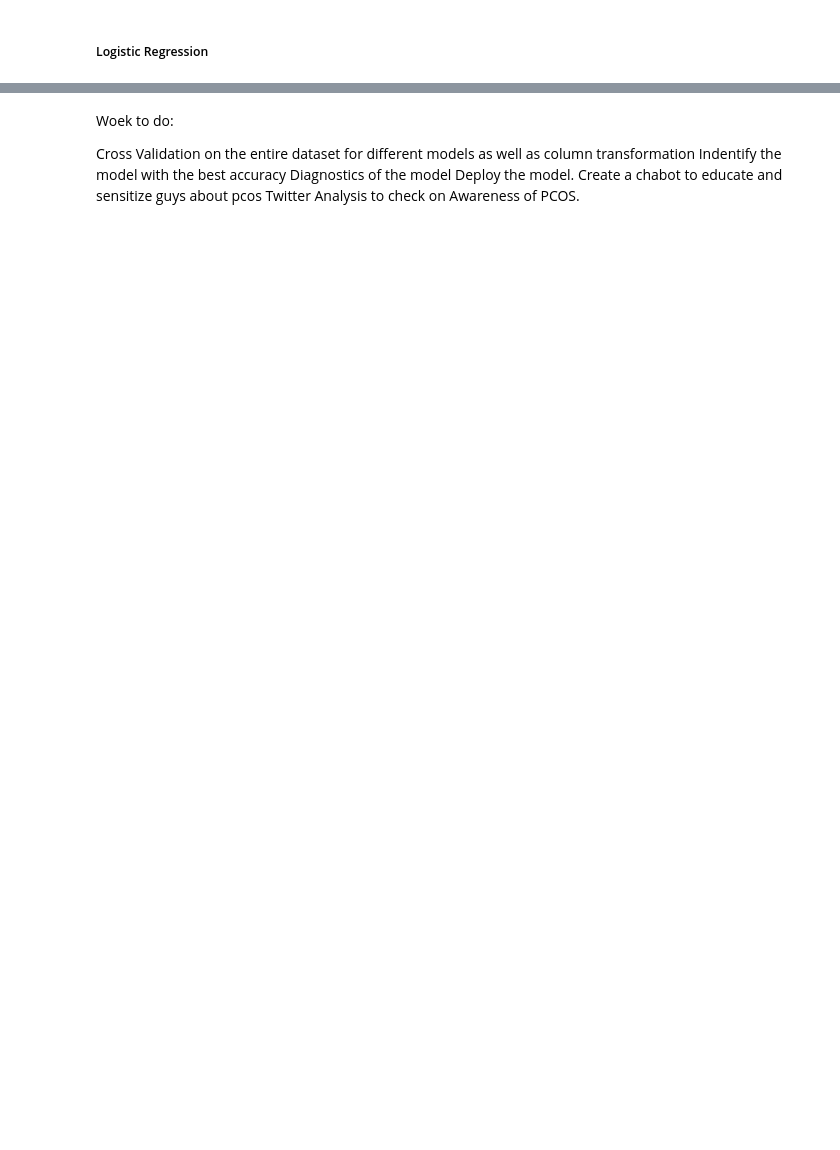
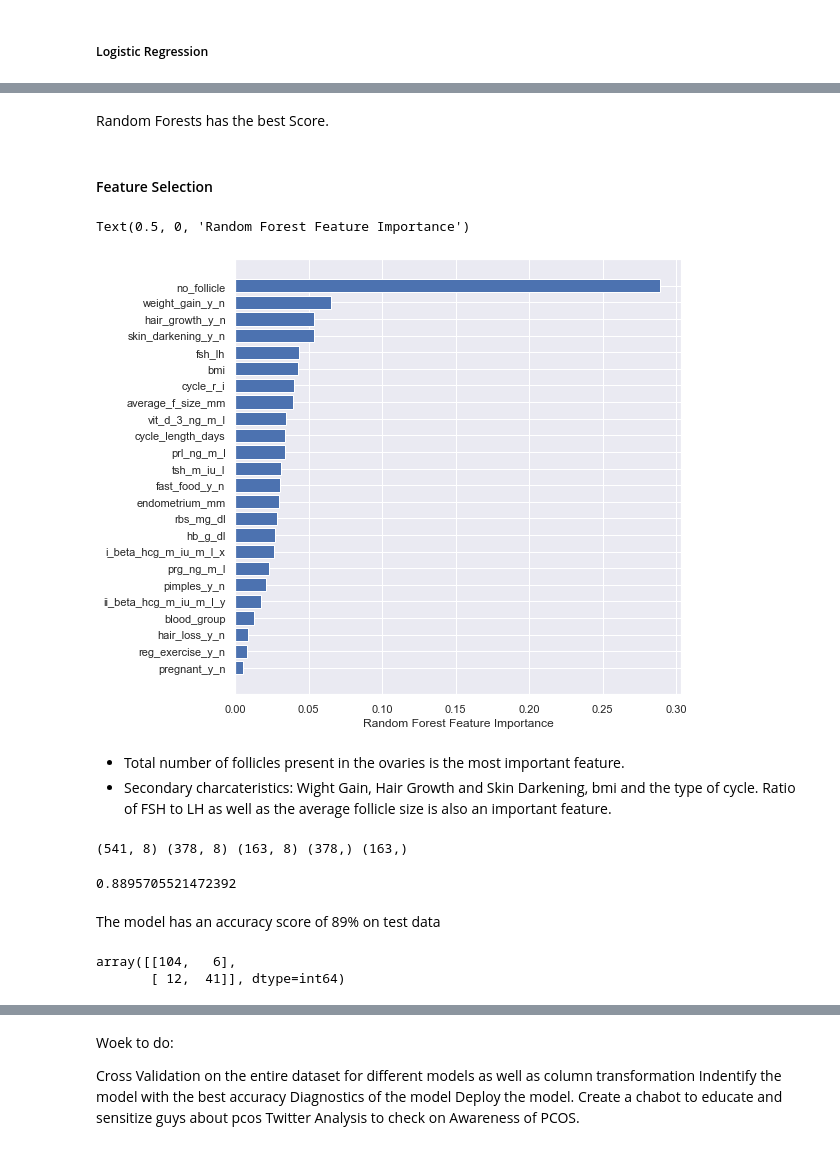
Before and after one commit to Nyairo4/PCOS, a Jupyter notebook: Pcos_Classification_Prediction.ipynb, the cells around one changed output, grey strips where cells are left out. Saved outputs shown, nothing was run; the diff lists cells and outputs as text; code cells hidden in the pictures; blank space fills up the shorter version.

```diff
--- a/Pcos_Classification_Prediction.ipynb
+++ b/Pcos_Classification_Prediction.ipynb
@@ -481,11 +488,15 @@ rf_pipe1 = Pipeline([
 ])
 
 param_2 = {}
-param_2["clsf__n_estimators"] = [1000]
+param_2["clsf__n_estimators"] = [100,1000]
 param_2["clsf__criterion"] = ["gini","entropy","log_loss"]
 param_2["clsf__random_state"] = [SEED]
 
 rnd_rf = GridSearchCV(rf_pipe1, param_2)
 rnd_rf.fit(X_train,y_train)
 rnd_rf.best_params_
+
+rf_score = rnd_rf.best_score_
+
+(f"Best accuracy is at {round((rnd_rf.best_score_),4)} with the best hyper parameters being {rnd_rf.best_params_}")
 # %% [output]
@@ -642,0 +609,56 @@ Categories (2, int64): [0, 1]
+# %% [markdown]
+Random Forests has the best Score.
+# %% [markdown]
+#### Feature Selection
+# %%
+# rnd_rf.best_params_
+
+rdf = RandomForestClassifier(criterion = "gini", n_estimators = 1000, random_state = SEED)
+
+rdf.fit(X_train, y_train)
+
+
+plt.figure(figsize = (8,8))
+sorted_idx = rdf.feature_importances_.argsort()
+plt.barh(X_train.columns[sorted_idx], rdf.feature_importances_[sorted_idx])
+plt.xlabel("Random Forest Feature Importance")
+# %% [output]
+Text(0.5, 0, 'Random Forest Feature Importance')
+[figure, added]
+# %% [markdown]
+* Total number of follicles present in the ovaries is the most important feature.
+* Secondary charcateristics: Wight Gain, Hair Growth and Skin Darkening, bmi and the type of cycle. Ratio of FSH to LH  as well as the average follicle size is also an important feature.
+# %%
+# important features.
+X = pcos_clean[['bmi','cycle_r_i','fsh_lh','weight_gain_y_n',
+            'hair_growth_y_n','skin_darkening_y_n','no_follicle','average_f_size_mm']]
+
+y = pcos_clean['pcos_y_n_x']
+
+X_train_c, X_test_c, y_train_c, y_test_c =  train_test_split(X,y,
+                                                test_size = 0.3,
+                                                random_state = SEED,
+                                                stratify = pcos_clean["pcos_y_n_x"])
+
+print(X.shape, X_train_c.shape, X_test_c.shape, y_train_c.shape, y_test_c.shape)
+# %% [output]
+(541, 8) (378, 8) (163, 8) (378,) (163,)
+# %%
+rdf = RandomForestClassifier(criterion = "gini", n_estimators = 1000, random_state = SEED)
+
+rdf.fit(X_train_c, y_train_c)
+
+#how well does the model generalize the data.
+
+y_pred_test = rdf.predict(X_test_c)
+
+accuracy_score(y_test_c,y_pred_test)
+# %% [output]
+0.8895705521472392
+# %% [markdown]
+The model has an accuracy score of 89% on test data
+# %%
+confusion_matrix(y_test_c,y_pred_test)
+# %% [output]
+array([[104,   6],
+       [ 12,  41]], dtype=int64)
```
Also changed, not shown: parts of 19 cells of this notebook.
